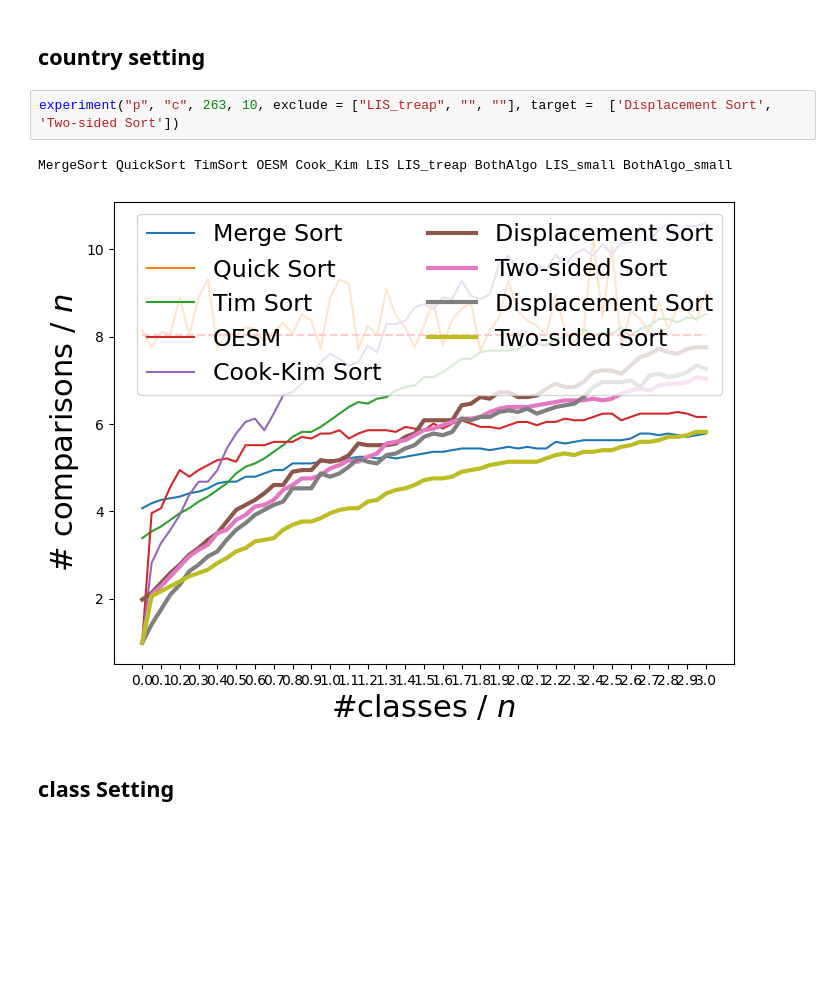
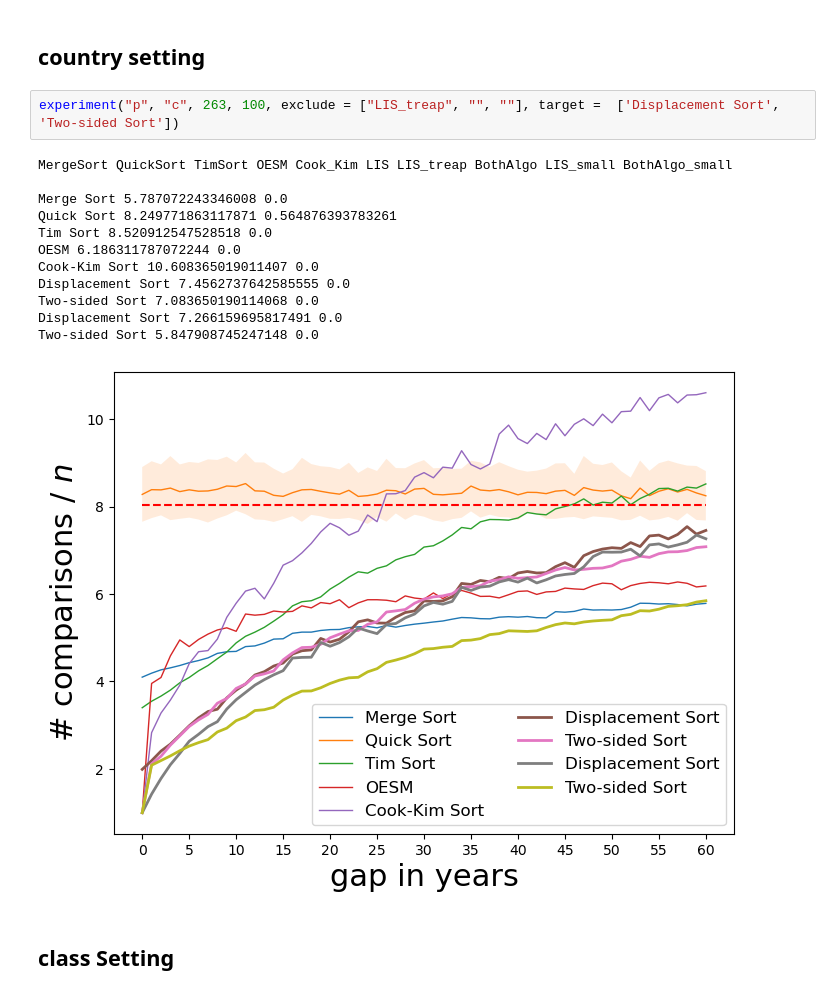
Before and after one commit to xingjian-bai/Sorting-with-Predictions, a Jupyter notebook: plotter.ipynb, the cells around one changed output. Drawn from its saved outputs; the diff is of its cells as text; blank space fills up the shorter version.

```diff
--- a/plotter.ipynb
+++ b/plotter.ipynb
@@ -81,10 +81,20 @@ MergeSort QuickSort TimSort BlockMergeSort OESM Cook_Kim LIS LIS_small
 # %% [markdown]
 ## country setting
 # %%
-experiment("p", "c", 263, 10, exclude = ["LIS_treap", "", ""], target =  ['Displacement Sort', 'Two-sided Sort'])
+experiment("p", "c", 263, 100, exclude = ["LIS_treap", "", ""], target =  ['Displacement Sort', 'Two-sided Sort'])
 # %% [output]
 MergeSort QuickSort TimSort OESM Cook_Kim LIS LIS_treap BothAlgo LIS_small BothAlgo_small
+
+Merge Sort 5.787072243346008 0.0
+Quick Sort 8.249771863117871 0.564876393783261
+Tim Sort 8.520912547528518 0.0
+OESM 6.186311787072244 0.0
+Cook-Kim Sort 10.608365019011407 0.0
+Displacement Sort 7.4562737642585555 0.0
+Two-sided Sort 7.083650190114068 0.0
+Displacement Sort 7.266159695817491 0.0
+Two-sided Sort 5.847908745247148 0.0
-[figure, old version]
+[figure, new version]
 # %% [markdown]
 ## class Setting
 # %%
```
Also changed, not shown: parts of 8 cells of this notebook, 18 other files.
